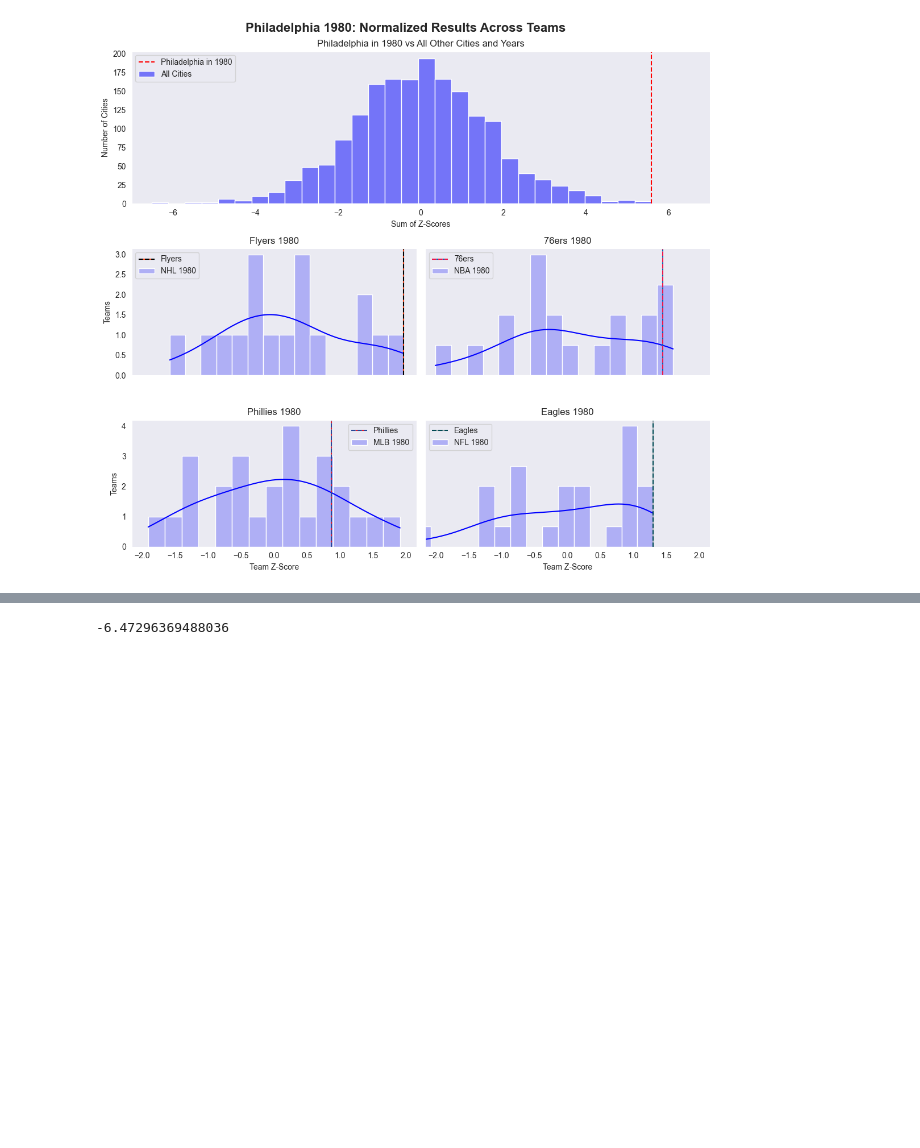
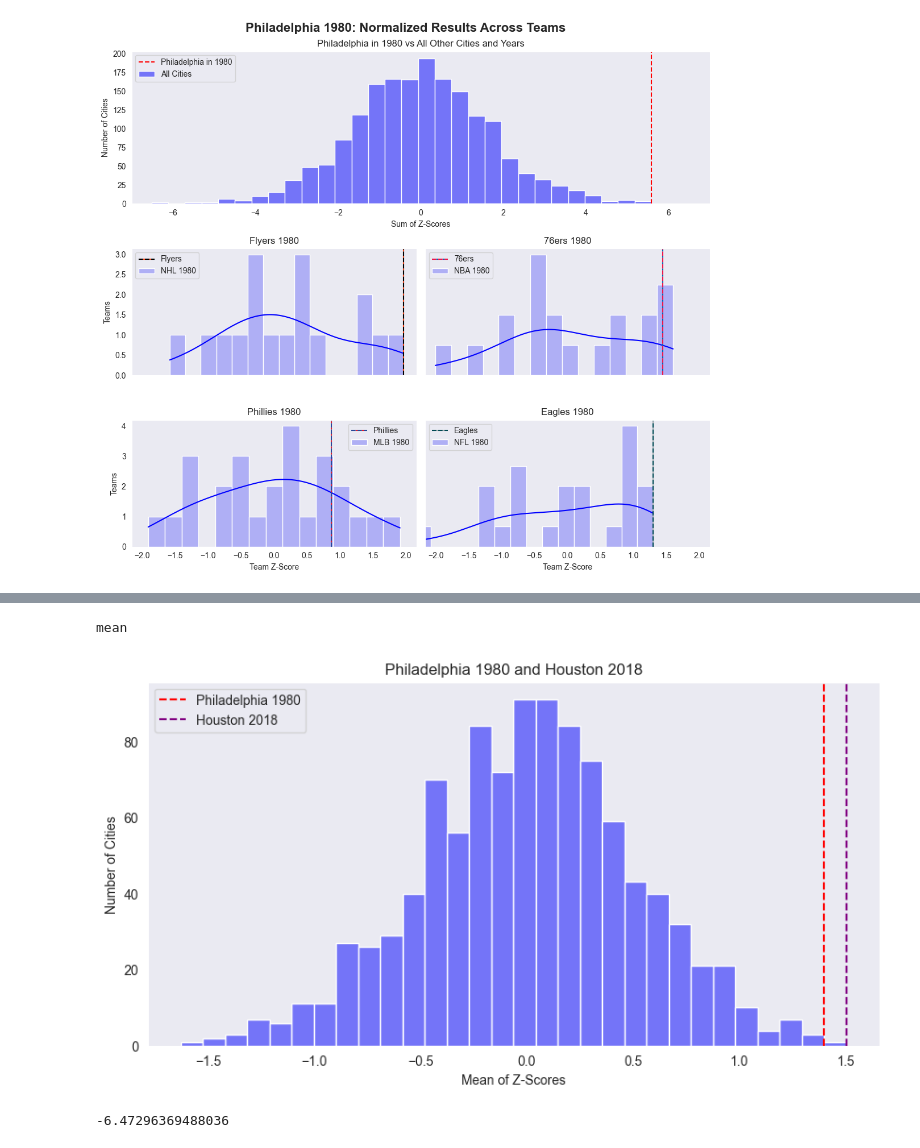
Before and after one commit to ethanarsht/sports_index, a Jupyter notebook: standings_analysis.ipynb, the cells around one changed output, grey strips where cells are left out. Drawn from its saved outputs; the diff is of its cells as text; code cells hidden in the pictures; blank space fills up the shorter version.

```diff
--- a/standings_analysis.ipynb
+++ b/standings_analysis.ipynb
@@ -395,3 +373,38 @@ plt.title('Detroit, Chicago, and Everyone Else')
+# %%
+def cities_with_lines(title, lines=[], agg_func=sum):
+    print(agg_func.__name__)
+    plt.figure(figsize=(10, 5))
+
+    sns.set_style("dark")
+    sns.histplot(
+        grouped_standings[grouped_standings['count']>2]
+        , x=agg_func.__name__, alpha=0.5, bins=30, color='blue')
+    for line in lines:
+        scores = standings[(standings['city_group'] == line['city']) &
+            (standings['season_year'] == line['year'])]['z_score']
+
+        value = agg_func(scores)
+        plt.axvline(
+            value,
+            label=f"{line['city']} {line['year']}",
+            color=line['color'],
+            linestyle='--'
+        )
+    plt.legend()
+    plt.xlabel(f'{agg_func.__name__.title()} of Z-Scores')
+    plt.ylabel('Number of Cities')
+    plt.title(title)
+# %%
+cities_with_lines(
+    'Philadelphia 1980 and Houston 2018',
+    lines=[
+        {'city': 'Philadelphia', 'year': 1980, 'color': 'red'},
+        {'city': 'Houston', 'year': 2018, 'color': 'purple'}
+    ], agg_func=np.mean
+)
+# %% [output]
+mean
+[figure, added]
 # %%
 def team_plot(team, league, year, comp='all'):
     if comp == 'all':
```
Also changed, not shown: parts of 7 cells of this notebook, 7 other files.
